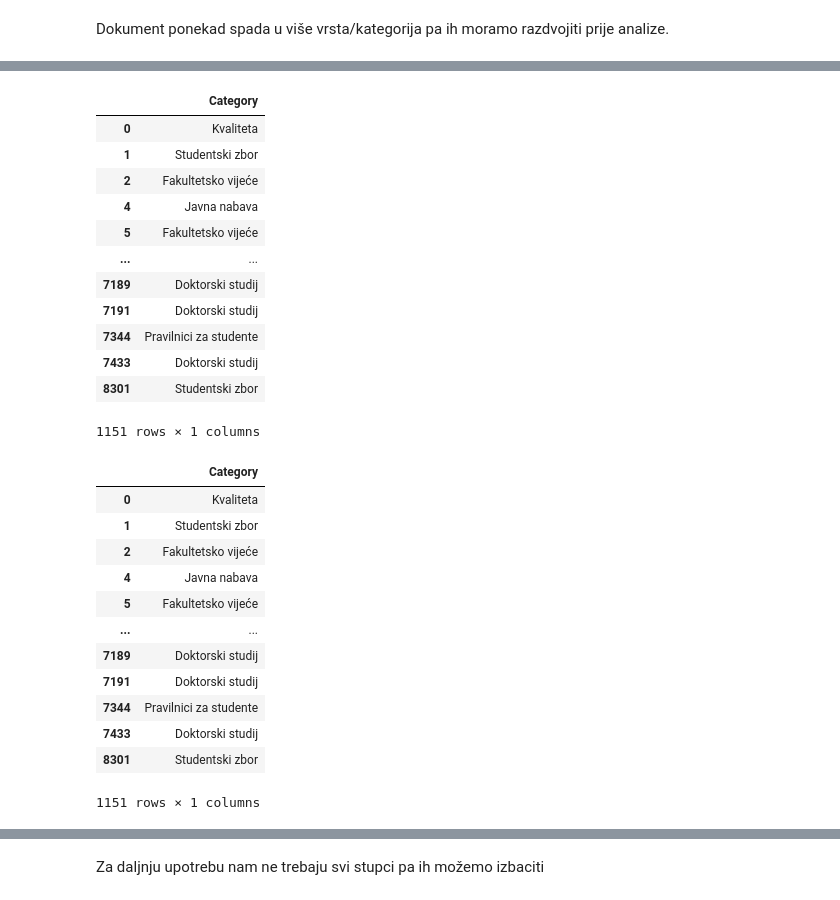
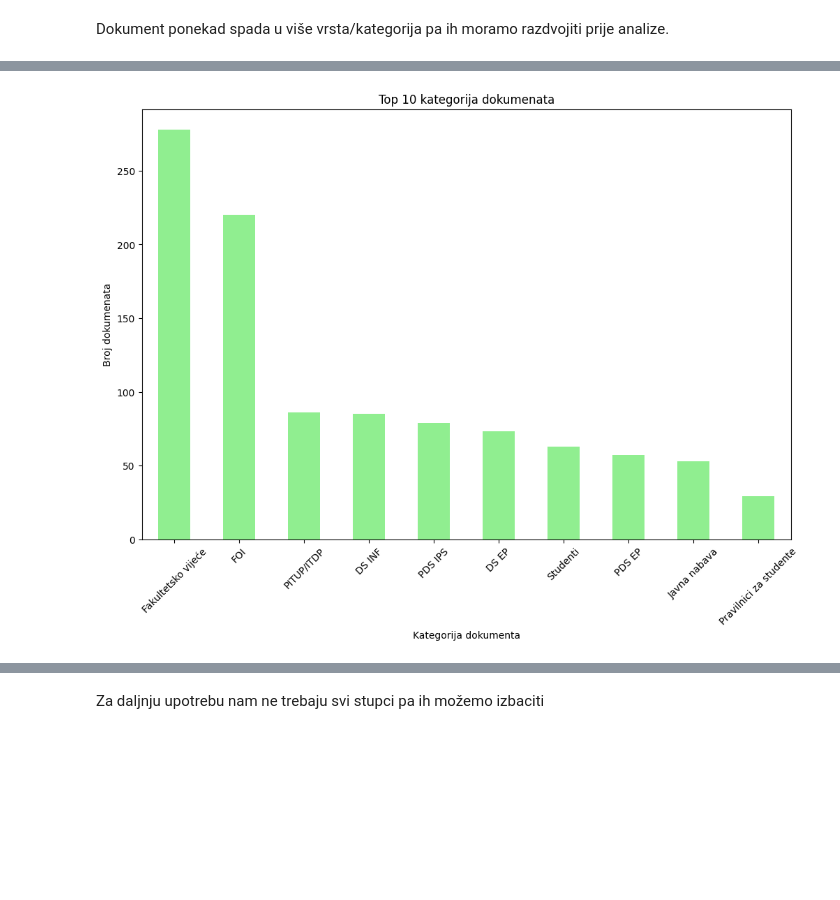
Before and after one commit to dsabljic/PAP-FOI-docs, a Jupyter notebook: Main.ipynb, the cells around one changed output, grey strips where cells are left out. Cells and saved outputs as stored; diff of their text form; code cells hidden in the pictures; blank space fills up the shorter version.

```diff
--- a/Main.ipynb
+++ b/Main.ipynb
@@ -685,36 +650,0 @@ split_categories_df_comma.head(30)
-# %%
-# Melting the DataFrame to have a single category per row
-melted_df_comma = split_categories_df_comma.melt(value_name='Category').dropna().drop('variable', axis=1)
-melted_df_comma
-# %% [output]
-|  | Category |
-| 0 | Kvaliteta |
-| 1 | Studentski zbor |
-| 2 | Fakultetsko vijeće |
-| 4 | Javna nabava |
-| 5 | Fakultetsko vijeće |
-| ... | ... |
-| 7189 | Doktorski studij |
-| 7191 | Doktorski studij |
-| 7344 | Pravilnici za studente |
-| 7433 | Doktorski studij |
-| 8301 | Studentski zbor |
-1151 rows × 1 columns
-# %%
-# Stripping whitespace from category names
-melted_df_comma['Category'] = melted_df_comma['Category'].str.strip()
-melted_df_comma
-# %% [output]
-|  | Category |
-| 0 | Kvaliteta |
-| 1 | Studentski zbor |
-| 2 | Fakultetsko vijeće |
-| 4 | Javna nabava |
-| 5 | Fakultetsko vijeće |
-| ... | ... |
-| 7189 | Doktorski studij |
-| 7191 | Doktorski studij |
-| 7344 | Pravilnici za studente |
-| 7433 | Doktorski studij |
-| 8301 | Studentski zbor |
-1151 rows × 1 columns
@@ -735,0 +651,21 @@ plt.show()
+# %%
+# Konvertiranje stupca 'kategorija_dokumenta' u listu kategorija
+categories_list = df['kategorija_dokumenta'].dropna().str.split(',').sum()
+categories_list = [category.strip() for category in categories_list]
+
+# Pregled pojavljivanja kategorija
+category_counts = pd.Series(categories_list).value_counts()
+
+# Uzimanje top 10 kategorija
+top_10_categories = category_counts.head(10)
+
+# Bar chart
+plt.figure(figsize=(12, 8))
+top_10_categories.plot(kind='bar', color='lightgreen')
+plt.title('Top 10 kategorija dokumenata')
+plt.xlabel('Kategorija dokumenta')
+plt.ylabel('Broj dokumenata')
+plt.xticks(rotation=45)
+plt.show()
+# %% [output]
+[figure, added]
```
Also changed, not shown: parts of 9 cells of this notebook.
